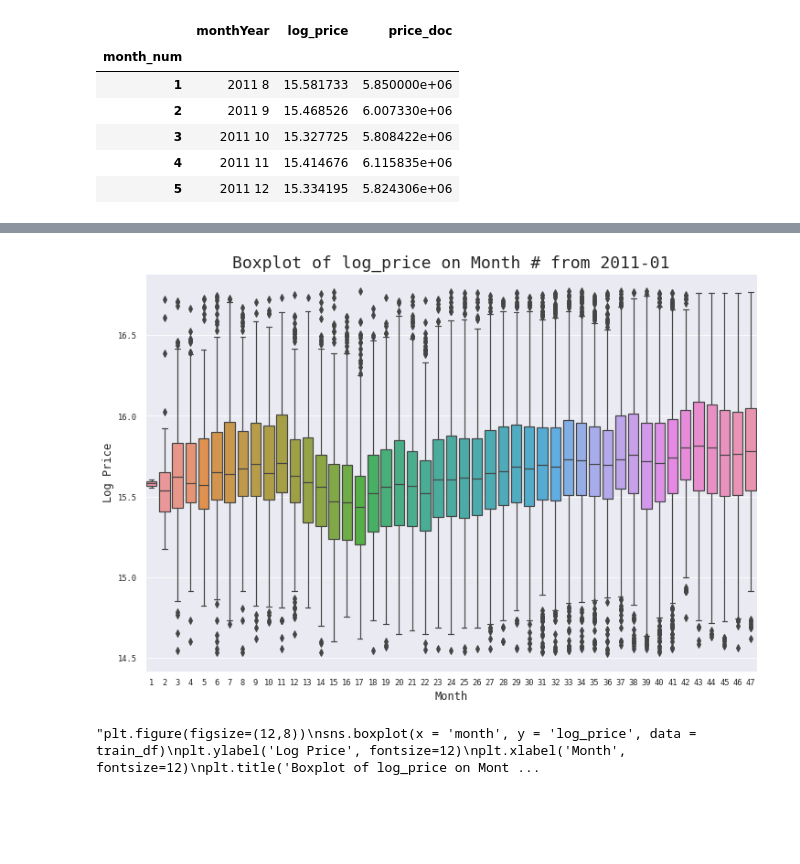
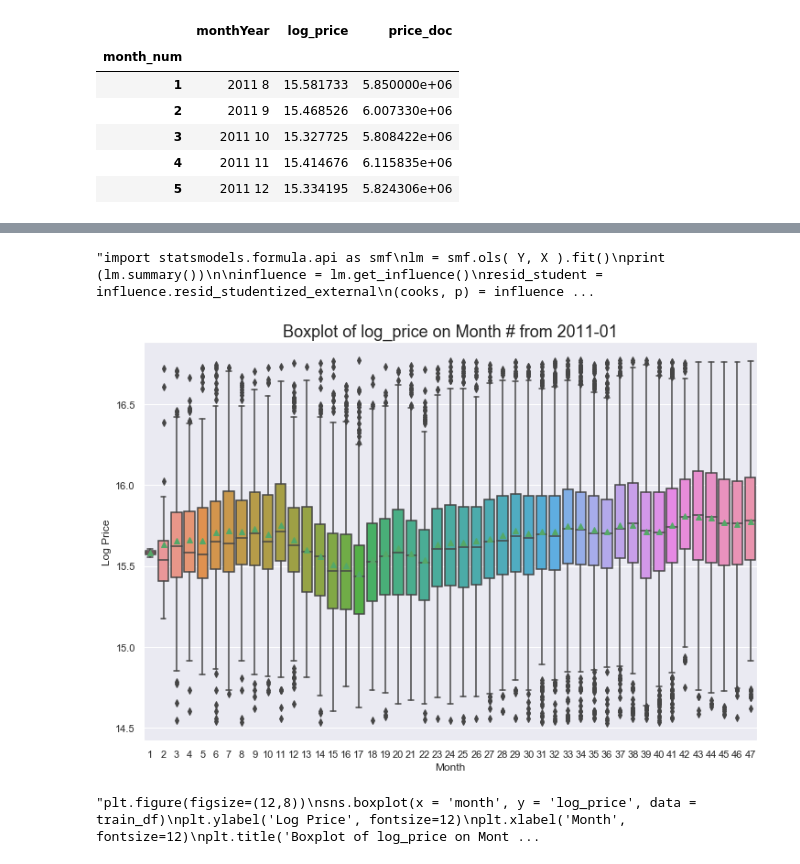
Before and after one commit to quedogf94/Spring2019_Project1, a Jupyter notebook: Goal_1.ipynb, the cells around one changed output, grey strips where cells are left out. Saved outputs shown, nothing was run; the diff lists cells and outputs as text; code cells hidden in the pictures; blank space fills up the shorter version.

```diff
--- a/Goal_1.ipynb
+++ b/Goal_1.ipynb
@@ -210,18 +271,35 @@ writer.save()
+# %%
+'''import statsmodels.formula.api as smf
+lm = smf.ols( Y, X ).fit()
+print (lm.summary())
+
+influence = lm.get_influence()
+resid_student = influence.resid_studentized_external
+(cooks, p) = influence.cooks_distance
+(dffits, p) = influence.dffits
+leverage = influence.hat_matrix_diag
+
+print ('\n')
+print ('Leverage v.s. Studentized Residuals')
+sns.regplot(leverage, lm.resid_pearson,  fit_reg=False)*/'''
+# %% [output]
+"import statsmodels.formula.api as smf\nlm = smf.ols( Y, X ).fit()\nprint (lm.summary())\n\ninfluence = lm.get_influence()\nresid_student = influence.resid_studentized_external\n(cooks, p) = influence ...
 # %%
 plt.figure(figsize=(12,8))
-sns.boxplot(x = 'month_num', y = 'log_price', data = train_df)
-#sns.boxplot(x = 'month_num', y = 'price_doc', data = train_df,showmeans=True)
+#sns.boxplot(x = 'month_num', y = 'log_price', data = train_df)
+sns.boxplot(x = 'month_num', y = 'log_price', data = train_df,showmeans=True)
+#sns.boxplot(x = 'month_num', y = 'price_doc', data = goal_df)
 plt.ylabel('Log Price', fontsize=12)
 plt.xlabel('Month', fontsize=12)
 plt.title('Boxplot of log_price on Month # from 2011-01', fontsize = 18)
 plt.show()
 #plt.figure(figsize=(12,8))
 #sns.distplot(month_num_count.Count.values, bins=50, kde=False)
 #plt.xlabel('count of samples per month_num', fontsize=14)
 #plt.title('Distribution of count', fontsize = 18)
 #plt.show()
 # %% [output]
-[figure, old version]
+[figure, new version]
 # %%
 #month_num_count
 # %%
```
Also changed, not shown: parts of 6 cells of this notebook, 1 other file.
